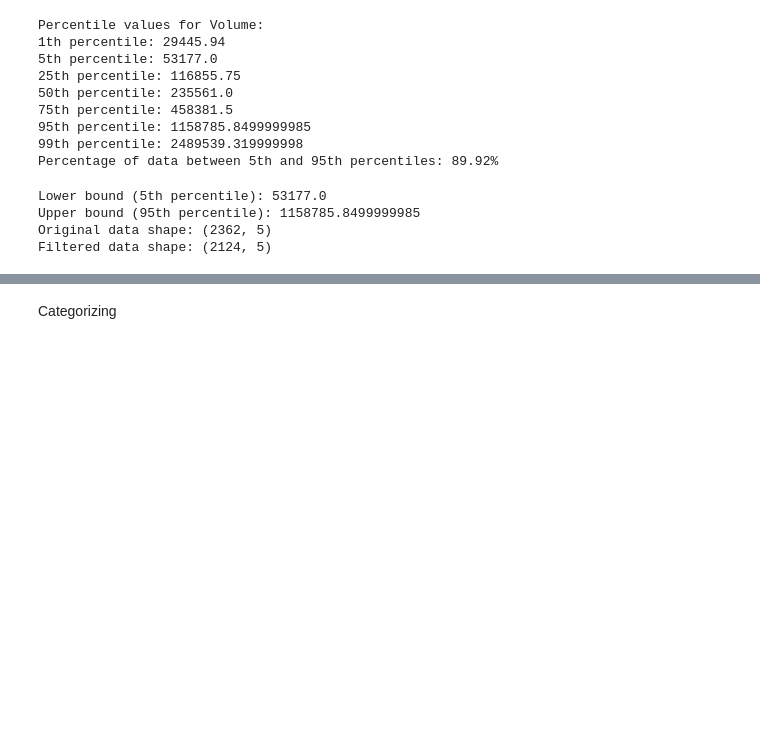
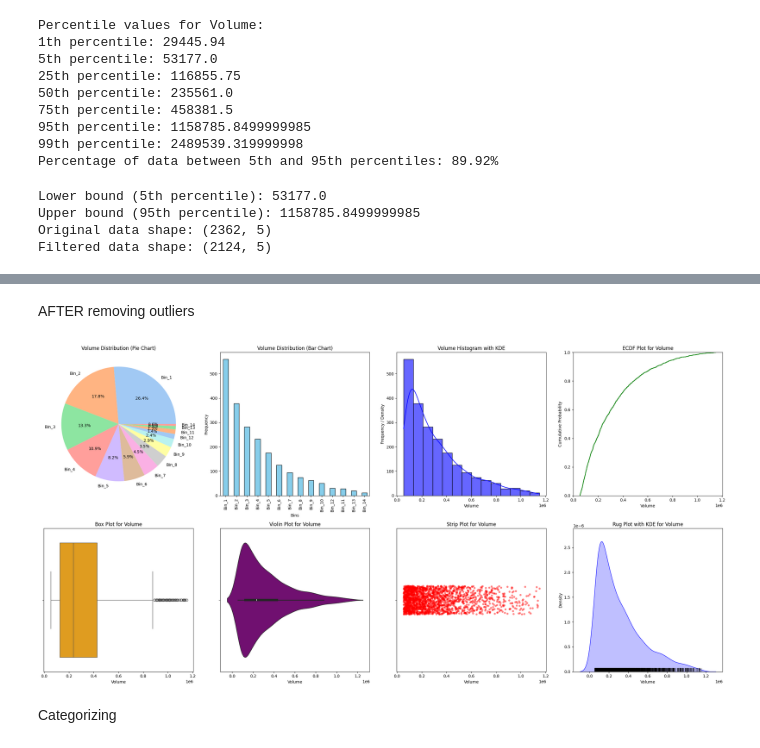
Before and after one commit to qazalarabali/ETF_EDA_Visualization, a Jupyter notebook: Index ETFs/VT/VT_EDA.ipynb, the cells around one changed output, grey strips where cells are left out. Cells and saved outputs as stored; diff of their text form; code cells hidden in the pictures; blank space fills up the shorter version.

```diff
--- a/Index ETFs/VT/VT_EDA.ipynb
+++ b/Index ETFs/VT/VT_EDA.ipynb
@@ -503,3 +528,82 @@ for column in columns_to_check:
+# %% [markdown]
+AFTER removing outliers
+# %%
+# Categorize Volume into 14 bins for pie and bar chart
+volume_bins = pd.cut(filtered_df['Volume'], bins=14, labels=[f"Bin_{i}" for i in range(1, 15)])
+volume_distribution = volume_bins.value_counts()
+
+# Create a figure with subplots (2 rows, 4 columns)
+fig, axes = plt.subplots(2, 4, figsize=(24, 12))  # 2 rows, 4 columns
+
+# First row
+
+# 1. Pie Chart
+volume_distribution.plot.pie(
+    ax=axes[0, 0],
+    autopct='%1.1f%%',
+    colors=sns.color_palette("pastel"),
+    title="Volume Distribution (Pie Chart)"
+)
+axes[0, 0].set_ylabel("")  # Remove y-axis label for pie chart
+
+# 2. Bar Chart
+volume_distribution.plot.bar(
+    ax=axes[0, 1],
+    color='skyblue',
+    edgecolor='black',
+    title="Volume Distribution (Bar Chart)"
+)
+axes[0, 1].set_xlabel("Bins")
+axes[0, 1].set_ylabel("Frequency")
+
+# 3. Histogram with KDE
+sns.histplot(
+    filtered_df['Volume'],
+    bins=14,
+    kde=True,
+    color='blue',
+    alpha=0.6,
+    ax=axes[0, 2]
+)
+axes[0, 2].set_title("Volume Histogram with KDE")
+axes[0, 2].set_xlabel("Volume")
+axes[0, 2].set_ylabel("Frequency / Density")
+
+# 4. ECDF Plot
+sns.ecdfplot(data=filtered_df, x='Volume', ax=axes[0, 3], color='green')
+axes[0, 3].set_title("ECDF Plot for Volume")
+axes[0, 3].set_xlabel("Volume")
+axes[0, 3].set_ylabel("Cumulative Probability")
+
+# Second row
+
+# 5. Box Plot
+sns.boxplot(data=filtered_df, x='Volume', ax=axes[1, 0], color='orange')
+axes[1, 0].set_title("Box Plot for Volume")
+axes[1, 0].set_xlabel("Volume")
+
+# 6. Violin Plot
+sns.violinplot(data=filtered_df, x='Volume', ax=axes[1, 1], color='purple')
+axes[1, 1].set_title("Violin Plot for Volume")
+axes[1, 1].set_xlabel("Volume")
+
+# 7. Strip Plot
+sns.stripplot(data=filtered_df, x='Volume', ax=axes[1, 2], color='red', alpha=0.5)
+axes[1, 2].set_title("Strip Plot for Volume")
+axes[1, 2].set_xlabel("Volume")
+
+# 8. Rug Plot
+sns.kdeplot(filtered_df['Volume'], ax=axes[1, 3], color='blue', fill=True)
+sns.rugplot(filtered_df['Volume'], ax=axes[1, 3], color='black', alpha=0.7)
+axes[1, 3].set_title("Rug Plot with KDE for Volume")
+axes[1, 3].set_xlabel("Volume")
+axes[1, 3].set_ylabel("Density")
+
+# Adjust layout
+plt.tight_layout()
+plt.show()
+# %% [output]
+[figure, added]
 # %% [markdown]
 Categorizing
 # %%
```
Also changed, not shown: parts of 29 cells of this notebook.
